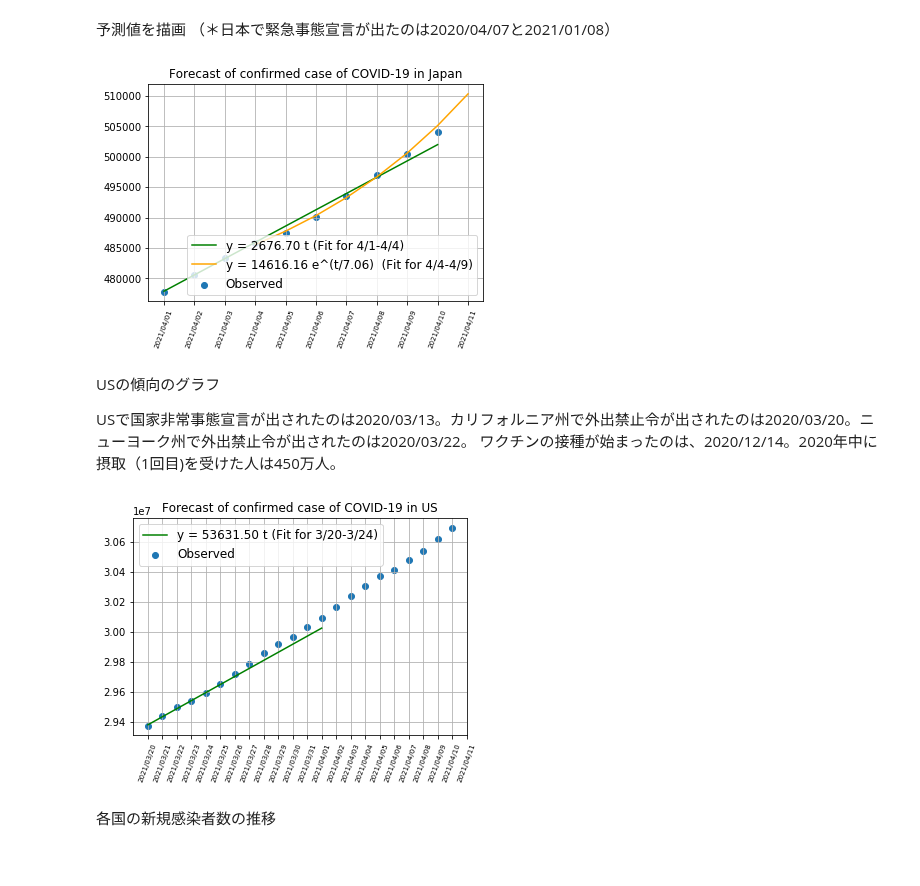
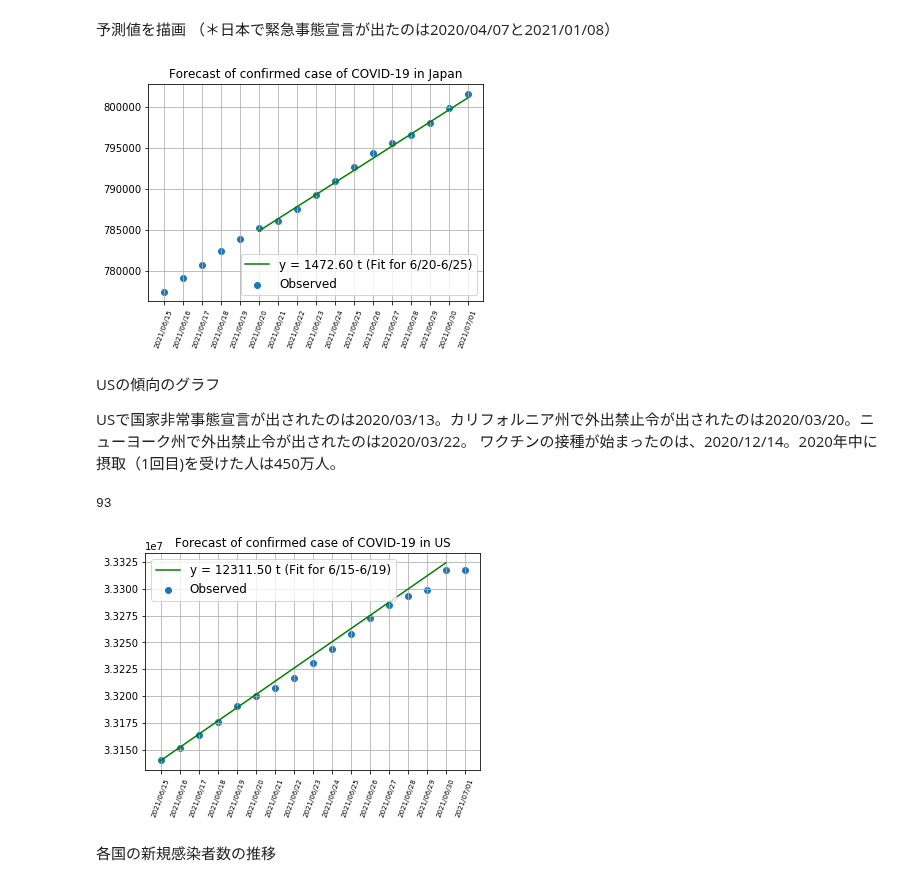
Before and after one commit to yoneken/covid19jp, a Jupyter notebook: Forecast_covid19.ipynb, the cells around one changed output. Saved outputs shown, nothing was run; the diff lists cells and outputs as text; code cells hidden in the pictures.

```diff
--- a/Forecast_covid19.ipynb
+++ b/Forecast_covid19.ipynb
@@ -193,35 +193,39 @@ d_end = pd.Timestamp.today() - offsets.Day(1)
 d_num = len(df_pick[d_start:d_end])
 #df_pick[d_start:d_end]
 # %%
-x_latent = np.arange(len(df_pick["2021-04-01":]))
-plt.scatter(x_latent, df_pick["Japan", "Cumulative_cases"]["2021-04-01":], label="Observed")
-plt.xticks(x_latent, df_pick["2021-04-01":].index.strftime("%Y/%m/%d"), fontsize=7, rotation=70);
-draw_approx_curve(x_latent, df_pick["Japan", "Cumulative_cases"]["2021-04-01":], range(4), 1, color="green", forecast=6, info="(Fit for 4/1-4/4)")
+x_latent = np.arange(len(df_pick["2021-06-15":]))
+plt.scatter(x_latent, df_pick["Japan", "Cumulative_cases"]["2021-06-15":], label="Observed")
+plt.xticks(x_latent, df_pick["2021-06-15":].index.strftime("%Y/%m/%d"), fontsize=7, rotation=70);
+draw_approx_curve(x_latent, df_pick["Japan", "Cumulative_cases"]["2021-06-15":], range(5,10), 1, color="green", forecast=7, info="(Fit for 6/20-6/25)")
 #draw_approx_curve(x_latent, df_pick["Japan", "Cumulative_cases"]["2021-04-01":], range(6, 10), 1, color="orange", forecast=2, info="(Fit for 3/26-3/29)")
-draw_approx_exp_curve(x_latent, df_pick["Japan", "Cumulative_cases"]["2021-04-01":], range(3,9), color="orange", forecast=2, info="(Fit for 4/4-4/9)")
+#draw_approx_exp_curve(x_latent, df_pick["Japan", "Cumulative_cases"]["2021-06-01":], range(3,9), color="orange", forecast=2, info="(Fit for 4/4-4/9)")
 
 plt.legend(fontsize=12, loc="lower right")
 plt.title("Forecast of confirmed case of COVID-19 in Japan")
 plt.grid()
 # %% [output]
-[figure, old version]
+[figure, new version]
 # %% [markdown]
 USの傾向のグラフ
 
 USで国家非常事態宣言が出されたのは2020/03/13。カリフォルニア州で外出禁止令が出されたのは2020/03/20。ニューヨーク州で外出禁止令が出されたのは2020/03/22。
 ワクチンの接種が始まったのは、2020/12/14。2020年中に摂取（1回目)を受けた人は450万人。
+# %%
+len(x_latent)
+# %% [output]
+93
 # %%
-plt.scatter(x_latent, df_pick["USA", "Cumulative_cases"]["2021-03-20":], label="Observed")
-plt.xticks(x_latent, df_pick["2021-03-20":].index.strftime("%Y/%m/%d"), fontsize=7, rotation=70);
+plt.scatter(x_latent, df_pick["USA", "Cumulative_cases"]["2021-06-15":], label="Observed")
+plt.xticks(x_latent, df_pick["2021-06-15":].index.strftime("%Y/%m/%d"), fontsize=7, rotation=70);
 
-draw_approx_curve(x_latent, df_pick["USA", "Cumulative_cases"]["2021-03-20":], range(5), 1, forecast=8, color="green", info="(Fit for 3/20-3/24)")
+draw_approx_curve(x_latent, df_pick["USA", "Cumulative_cases"]["2021-06-15":], range(5), 1, forecast=11, color="green", info="(Fit for 6/15-6/19)")
 #draw_approx_exp_curve(x_latent, df_pick["USA", "Cumulative_cases"]["2020-11":], range(15), color="orange", forecast=3, info="(Fit for 11/1-11/10)")
 
 plt.legend(fontsize=12, loc="upper left")
 plt.title("Forecast of confirmed case of COVID-19 in US")
 plt.grid()
 # %% [output]
-[figure, old version]
+[figure, new version]
 # %% [markdown]
 各国の新規感染者数の推移
 # %%
```
Also changed, not shown: parts of 10 cells of this notebook.
